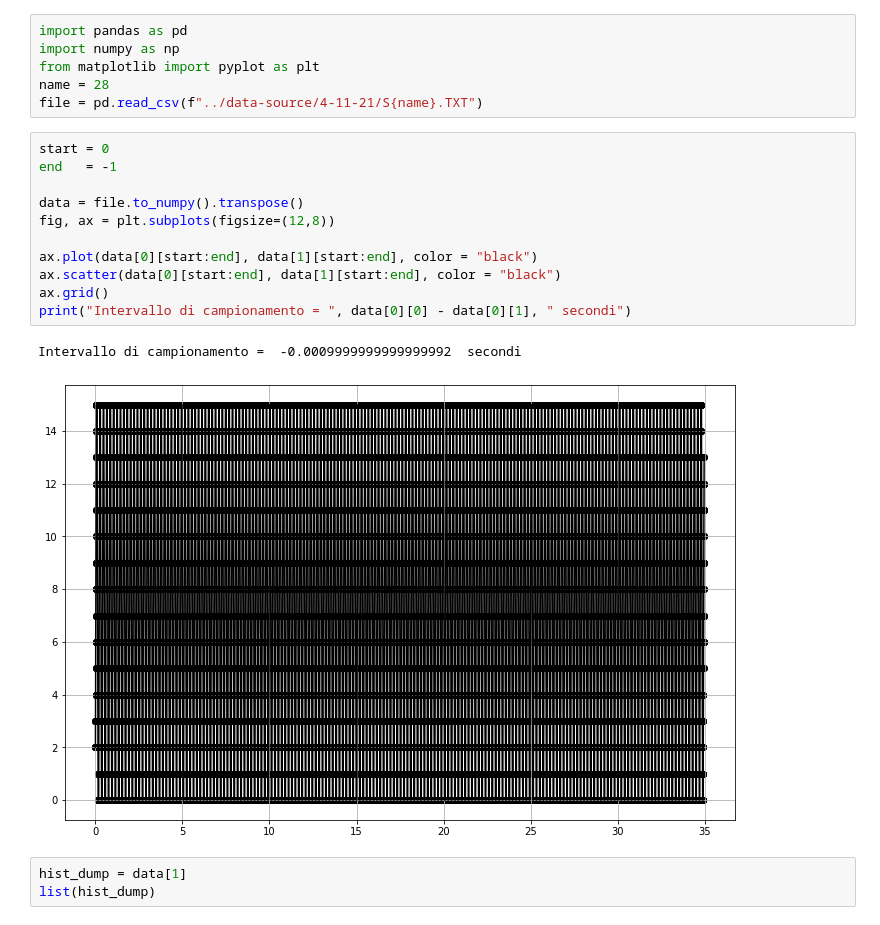
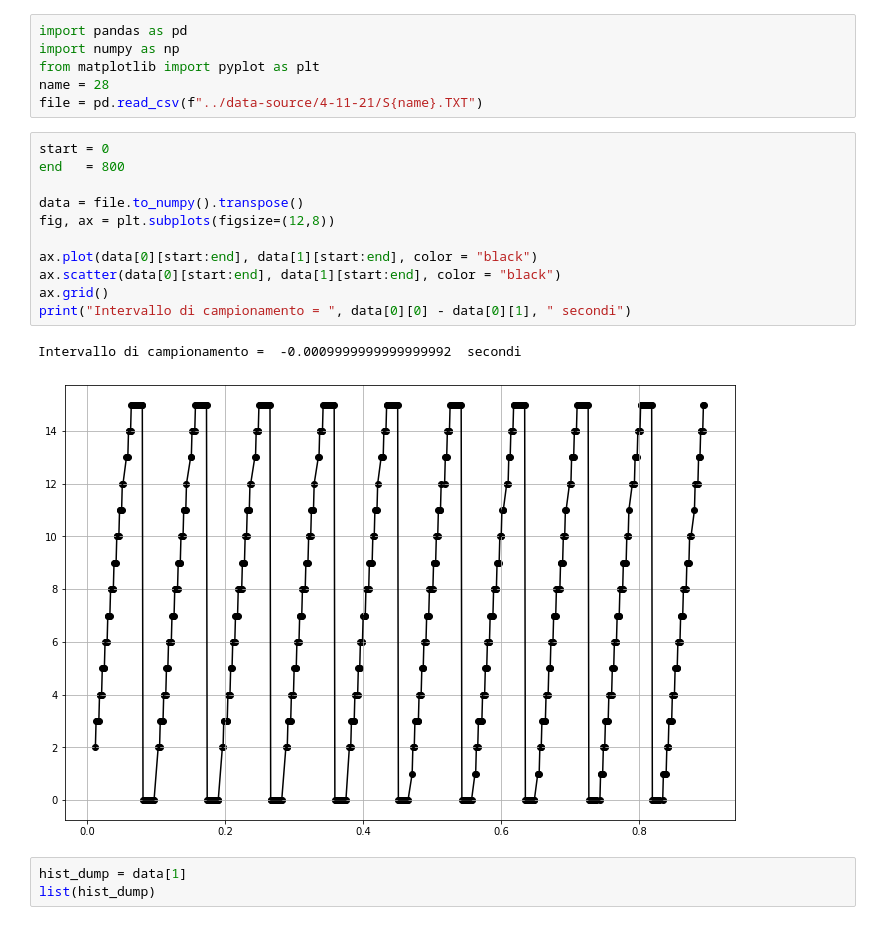
Before and after one commit to valeriopagliarino/Electronics-2021-UNITO-Public, a Jupyter notebook: analysis/mcu.ipynb, the cells around one changed output. Saved outputs shown, nothing was run; the diff lists cells and outputs as text.

```diff
--- a/analysis/mcu.ipynb
+++ b/analysis/mcu.ipynb
@@ -6,18 +6,18 @@ name = 28
 file = pd.read_csv(f"../data-source/4-11-21/S{name}.TXT")
 # %%
 start = 0
-end   = -1
+end   = 800
 
 data = file.to_numpy().transpose()
 fig, ax = plt.subplots(figsize=(12,8))
 
 ax.plot(data[0][start:end], data[1][start:end], color = "black")
 ax.scatter(data[0][start:end], data[1][start:end], color = "black")
 ax.grid()
 print("Intervallo di campionamento = ", data[0][0] - data[0][1], " secondi")
 # %% [output]
 Intervallo di campionamento =  -0.0009999999999999992  secondi
-[figure, old version]
+[figure, new version]
 # %%
 hist_dump = data[1]
 list(hist_dump)
```
Also changed, not shown: 2 other files.
